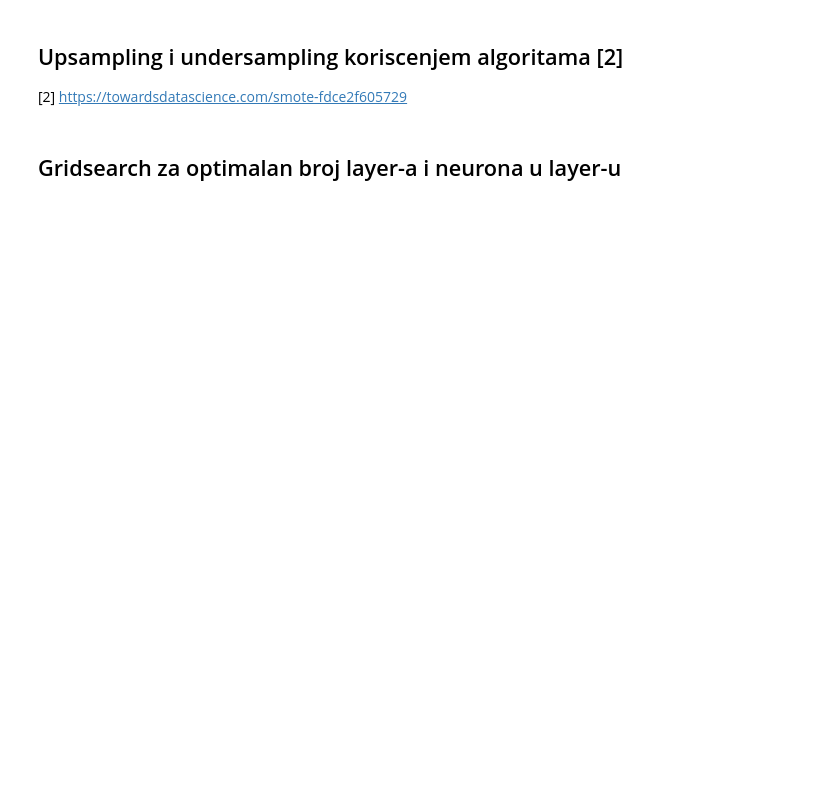
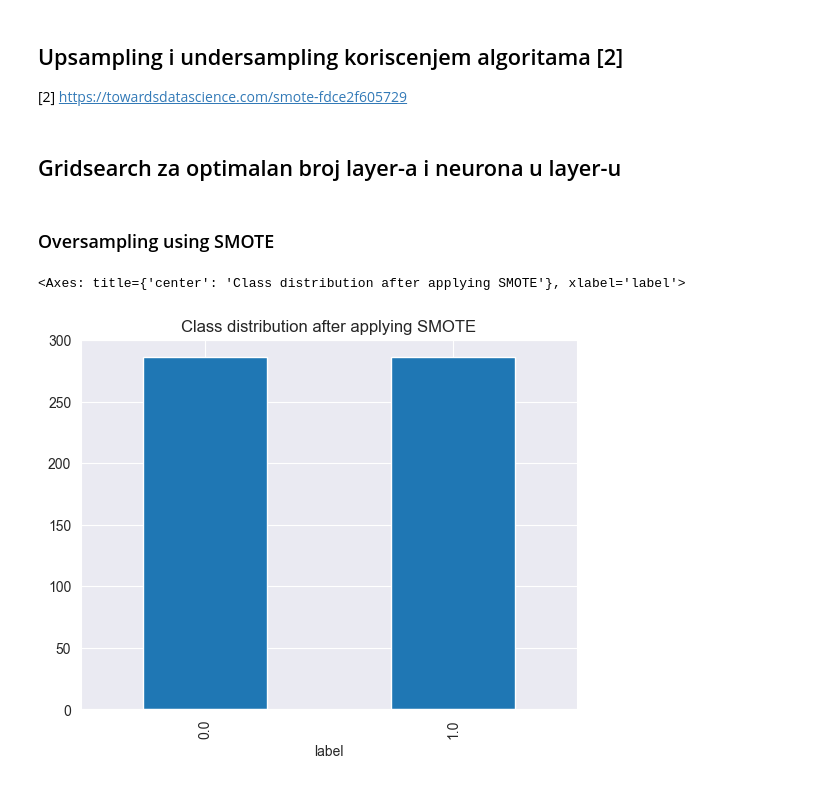
Before and after one commit to nikolavukotic/MachineLearning-ANNs, a Jupyter notebook: breast-cancer-classification-anns.ipynb, the cells around one changed output. Saved outputs shown, nothing was run; the diff lists cells and outputs as text; code cells hidden in the pictures; blank space fills up the shorter version.

```diff
--- a/breast-cancer-classification-anns.ipynb
+++ b/breast-cancer-classification-anns.ipynb
@@ -1288,3 +1288,11 @@ weighted avg       0.97      0.97      0.97       114
 [2] https://towardsdatascience.com/smote-fdce2f605729
 # %% [markdown]
 ## Gridsearch za optimalan broj layer-a i neurona u layer-u
+# %% [markdown]
+### Oversampling using SMOTE
+# %%
+X_oversampled, y_oversampled = SMOTE().fit_resample(X_train, y_train)
+pd.Series(y_oversampled).value_counts().plot(kind='bar', title='Class distribution after applying SMOTE', xlabel='buy')
+# %% [output]
+<Axes: title={'center': 'Class distribution after applying SMOTE'}, xlabel='label'>
+[figure, added]
```
Also changed, not shown: parts of 86 cells of this notebook.
